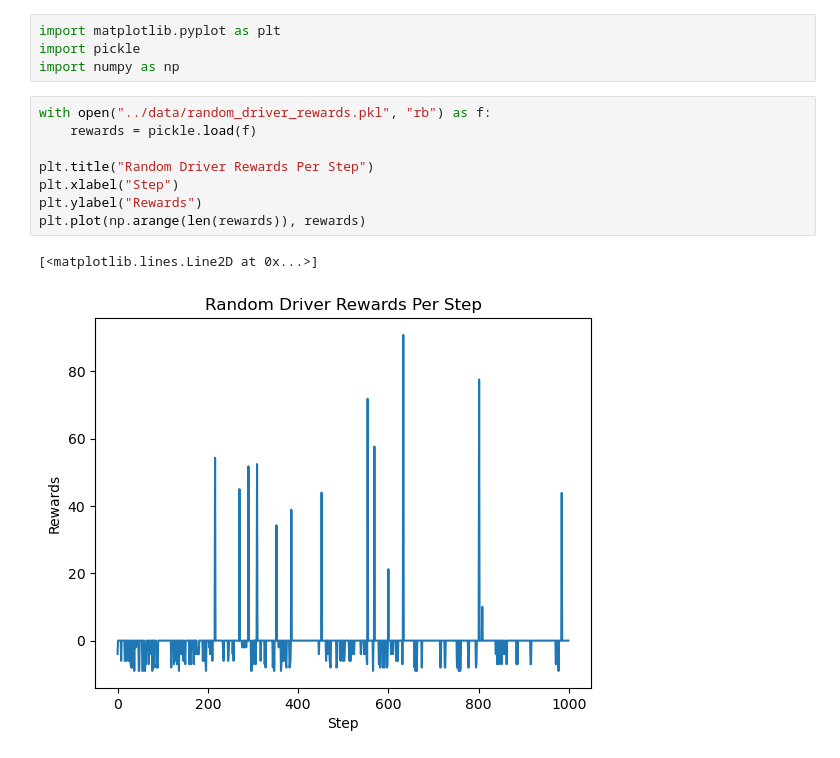
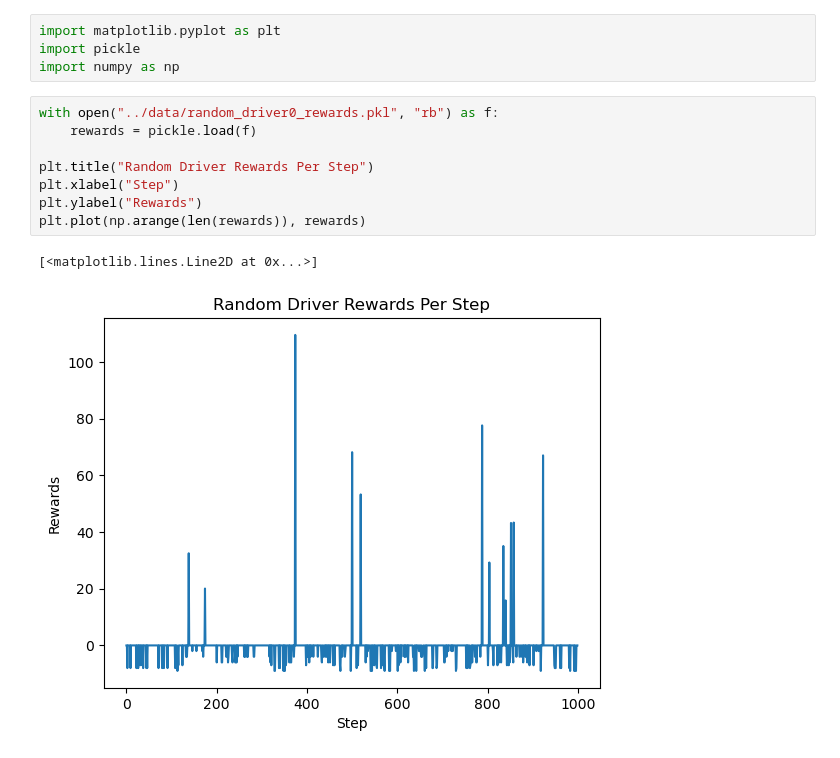
Before and after one commit to AntonioDaSilva/ubergym, a Jupyter notebook: experiments/analyze/1_random_driver_rewards.ipynb, the cells around one changed output. Saved outputs shown, nothing was run; the diff lists cells and outputs as text.

```diff
--- a/experiments/analyze/1_random_driver_rewards.ipynb
+++ b/experiments/analyze/1_random_driver_rewards.ipynb
@@ -3,13 +3,13 @@ import matplotlib.pyplot as plt
 import pickle
 import numpy as np
 # %%
-with open("../data/random_driver_rewards.pkl", "rb") as f:
+with open("../data/random_driver0_rewards.pkl", "rb") as f:
     rewards = pickle.load(f)
 
 plt.title("Random Driver Rewards Per Step")
 plt.xlabel("Step")
 plt.ylabel("Rewards")
 plt.plot(np.arange(len(rewards)), rewards)
 # %% [output]
 [<matplotlib.lines.Line2D at 0x...>]
-[figure, old version]
+[figure, new version]
```
Also changed, not shown: 6 other files.
